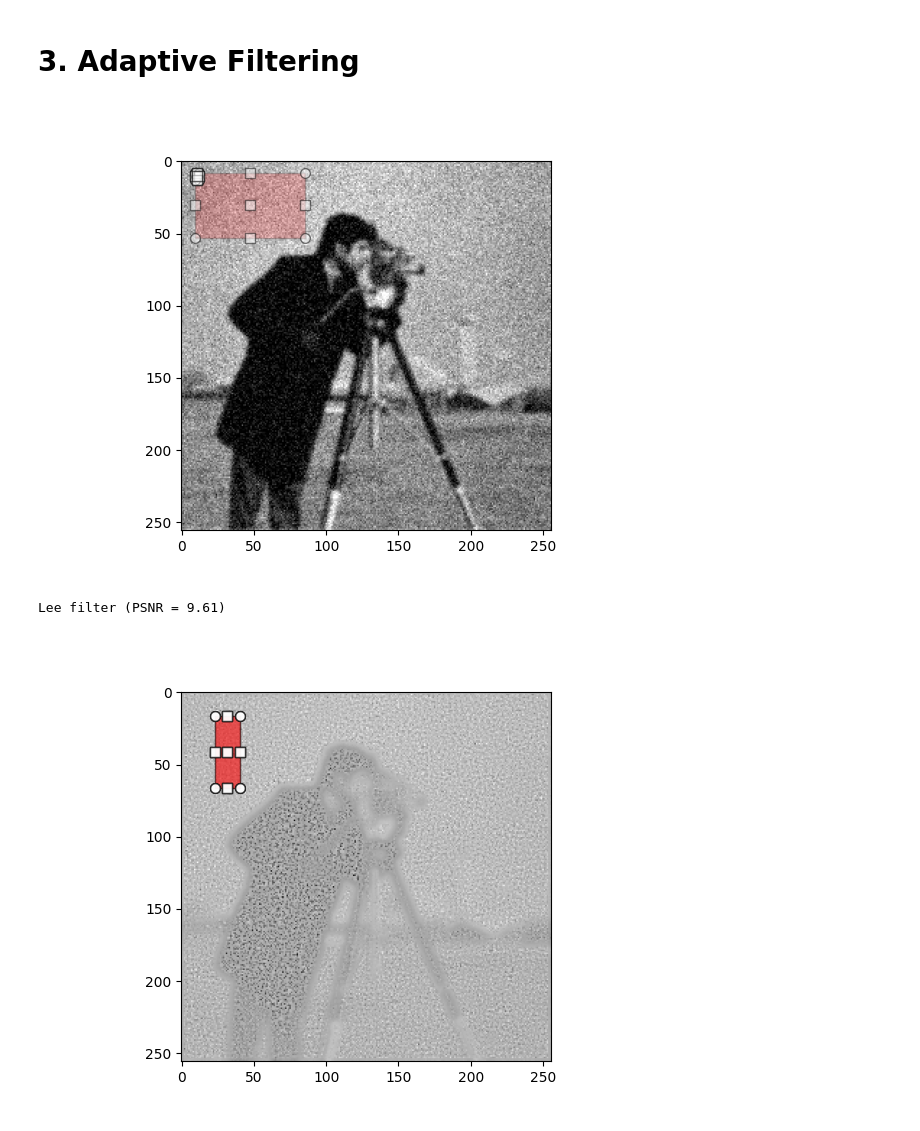
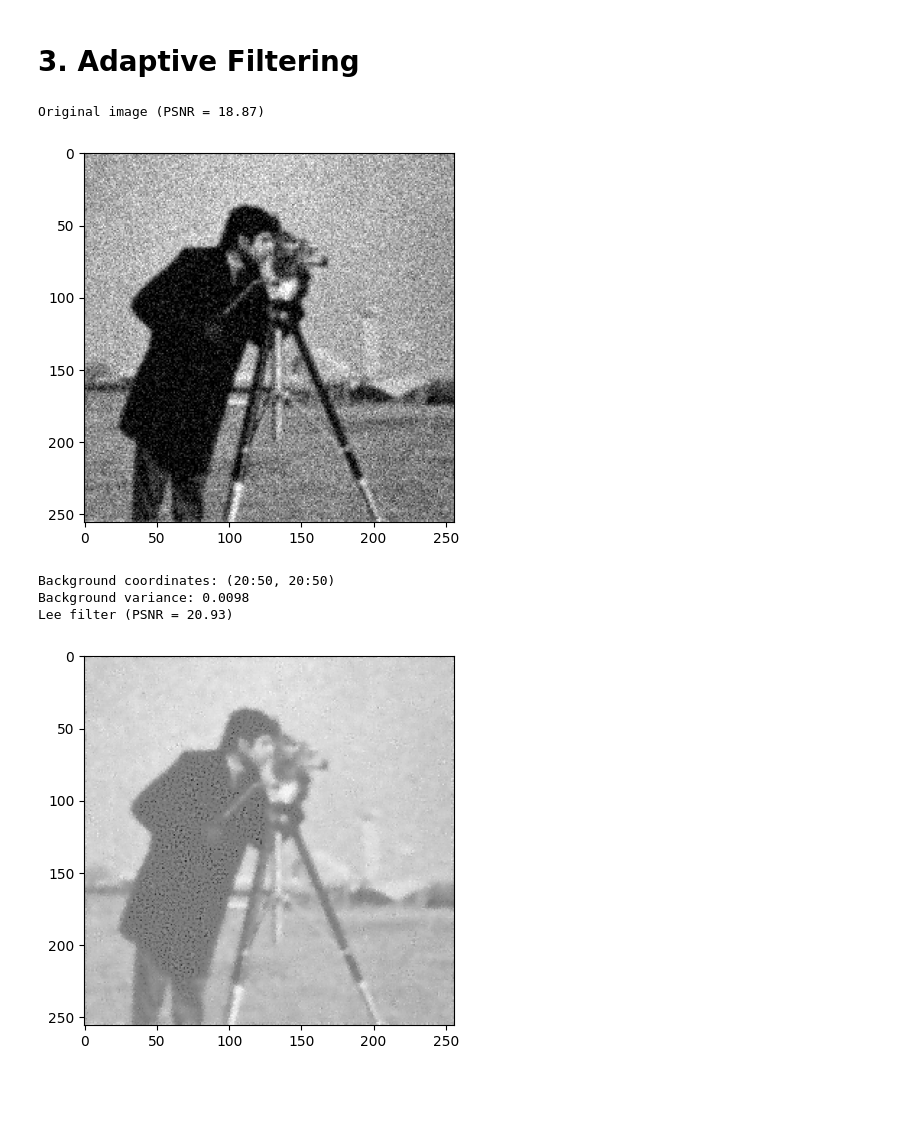
Before and after one commit to sarahmacintosh/syde575-lab, a Jupyter notebook: lab4.ipynb, the cells around one changed output. Saved outputs shown, nothing was run; the diff lists cells and outputs as text; code cells hidden in the pictures; blank space fills up the shorter version.

```diff
--- a/lab4.ipynb
+++ b/lab4.ipynb
@@ -101,34 +101,41 @@ ax.imshow(I)
 # Create Selector class with the current plot axis
 select = Selector(ax)
 # Show the result
+print(f"Original image (PSNR = {PSNR(I, f):.2f})")
 plt.show()
 
 # After drawing the box, retrieve the bounding box
 # This is in [row_low, row_high, col_low, col_high] format.
 # %% [output]
+Original image (PSNR = 18.87)
-[figure, old version]
+[figure, new version]
 # %%
 y1, y2, x1, x2 = select.bbox
 # Crop the image using the bounding box
 I_background = I[y1:y2, x1:x2]
 
-def local_mean(f):
-    mn = np.ones((5,5))/25
+def local_mean(f, kernel_size: int):
+    mn = np.ones((kernel_size,kernel_size))/(kernel_size**2)
     return signal.convolve(f, mn, mode='same')
 
-def local_var(f):
-    mn = np.ones((5,5))/25
-    return signal.convolve(f**2, mn, mode='same') - local_mean(f)**2
+def local_var(f, kernel_size: int):
+    mn = np.ones((kernel_size,kernel_size))/(kernel_size**2)
+    return signal.convolve(f**2, mn, mode='same') - local_mean(f, kernel_size)**2
 
-def lee_filter(f, f_background):
-    K = (local_var(f) - np.mean(local_var(f_background)))/local_var(f)
-    f_lee = K*f + (1-K)*local_mean(f)
+def lee_filter(f, noise_var, kernel_size=5):
+    K = (local_var(f, kernel_size) - noise_var)/local_var(f, kernel_size)
+    f_lee = K*f + (1-K)*local_mean(f, kernel_size)
     return f_lee
 
-f_lee = lee_filter(I, I_background)
+noise_var = np.var(I_background)
+f_lee = lee_filter(I, noise_var)
+print(f"Background coordinates: ({y1}:{y2}, {x1}:{x2})")
+print(f"Background variance: {noise_var:.4f}")
 print(f"Lee filter (PSNR = {PSNR(f_lee, f):.2f})")
 plt.imshow(f_lee)
 plt.show()
 # %% [output]
-Lee filter (PSNR = 9.61)
+Background coordinates: (20:50, 20:50)
+Background variance: 0.0098
+Lee filter (PSNR = 20.93)
-[figure, old version]
+[figure, new version]
```
Also changed, not shown: parts of 7 cells of this notebook.
